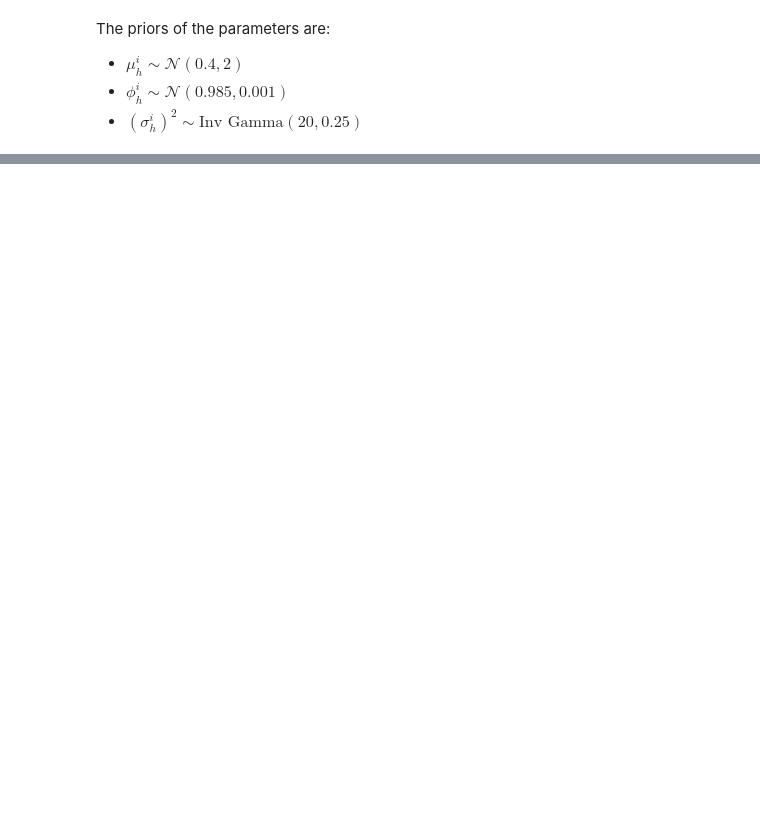
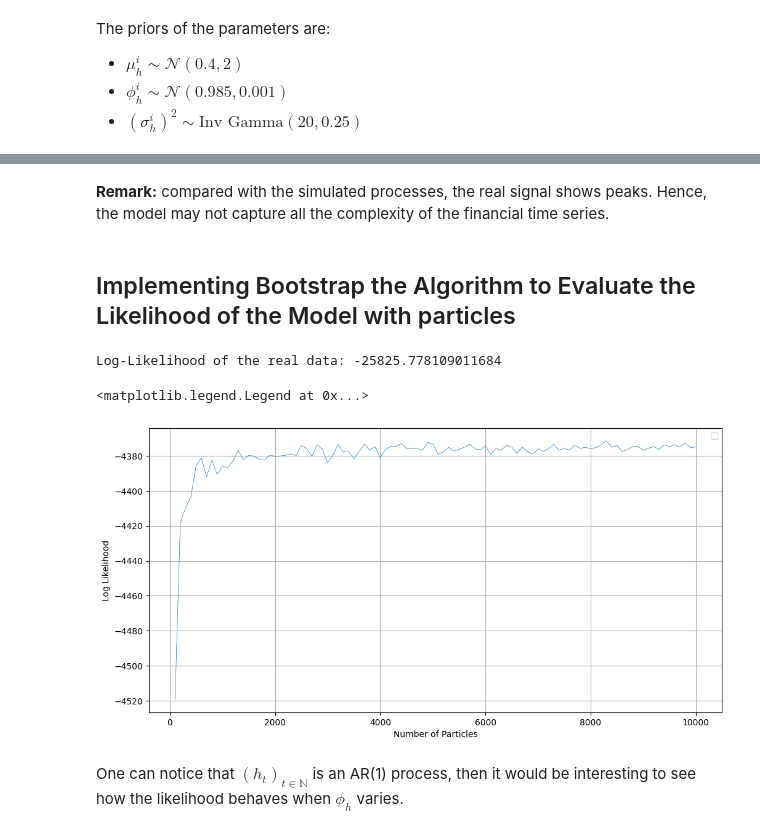
Before and after one commit to zakil-02/High-dimensional-dynamic-stochastic-copula-models, a Jupyter notebook: Code/Notebooks/SV_with_MLE.ipynb, the cells around one changed output, grey strips where cells are left out. Saved outputs shown, nothing was run; the diff lists cells and outputs as text; code cells hidden in the pictures; blank space fills up the shorter version.

```diff
--- a/Code/Notebooks/SV_with_MLE.ipynb
+++ b/Code/Notebooks/SV_with_MLE.ipynb
@@ -384,0 +168,37 @@ plt.show()
+# %% [markdown]
+**Remark:** compared with the simulated processes, the real signal shows peaks. Hence, the model may not capture all the complexity of the financial time series.
+# %% [markdown]
+## Implementing Bootstrap the Algorithm to Evaluate the Likelihood of the Model with particles
+# %%
+from particles import SMC
+
+fk_boot = ssms.Bootstrap(ssm=model, data=100*logreturns)
+pf = SMC(fk=fk_boot, N=1000, collect=[Moments()])
+pf.run()
+
+log_likelihood = pf.logLt
+print("Log-Likelihood of the real data:", log_likelihood)
+# %% [output]
+Log-Likelihood of the real data: -25825.778109011684
+# %%
+from tqdm import tqdm
+
+fk_boot = ssms.Bootstrap(ssm=model, data=logreturns)
+logl = []
+for k in tqdm(range(1, 101)):
+    np.random.seed(42)
+    pf = SMC(fk=fk_boot, N=k*10, collect=[Moments()])
+    pf.run()
+    logl.append(pf.logLt)
+# %%
+plt.figure(figsize=(12, 6))
+plt.grid()
+plt.plot(100*np.arange(1, 101), logl, linewidth=0.5)
+plt.xlabel('Number of Particles')
+plt.ylabel('Log Likelihood')
+plt.legend()
+# %% [output]
+<matplotlib.legend.Legend at 0x...>
+[figure, added]
+# %% [markdown]
+One can notice that $(h_t)_{t\in \mathbb N}$ is an AR(1) process, then it would be interesting to see how the likelihood behaves when $\phi_h$ varies.
```
Also changed, not shown: parts of 24 cells of this notebook, 2 other files.
